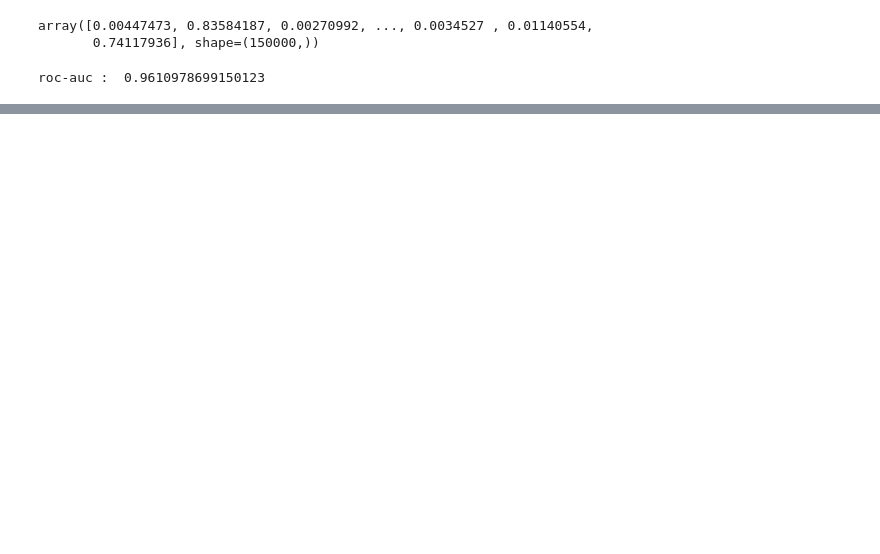
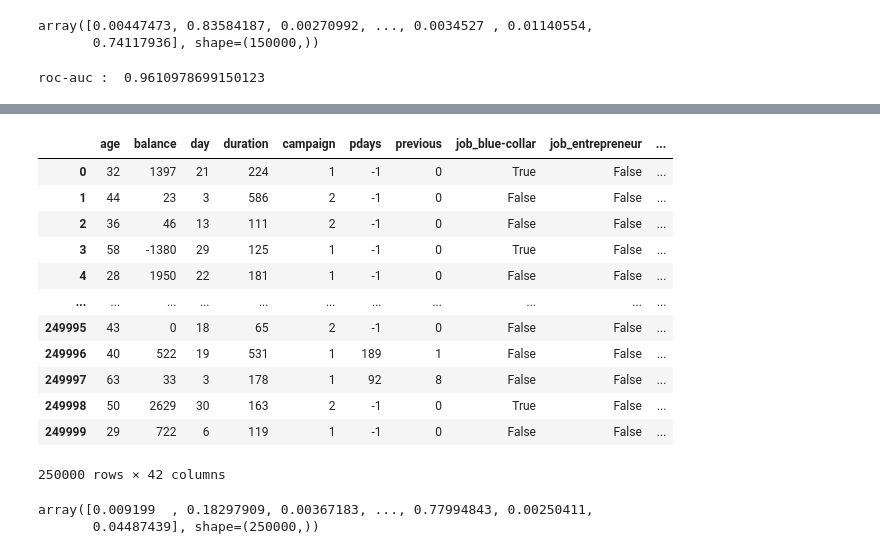
Before and after one commit to kenkenkengo0421/Binary-Classification-with-a-Bank-Dataset, a Jupyter notebook: main.ipynb, the cells around one changed output, grey strips where cells are left out. Saved outputs shown, nothing was run; the diff lists cells and outputs as text; code cells hidden in the pictures; blank space fills up the shorter version.

```diff
--- a/main.ipynb
+++ b/main.ipynb
@@ -54,0 +93,26 @@ roc-auc :  0.9610978699150123
+# %%
+submit_x = df_test.drop(columns=["id"])
+submit_x = pd.get_dummies(submit_x, drop_first=True)
+submit_x = submit_x.reindex(columns=x.columns, fill_value=0)
+# %%
+submit_x
+# %% [output]
+|  | age | balance | day | duration | campaign | pdays | previous | job_blue-collar | job_entrepreneur | ... |
+| 0 | 32 | 1397 | 21 | 224 | 1 | -1 | 0 | True | False | ... |
+| 1 | 44 | 23 | 3 | 586 | 2 | -1 | 0 | False | False | ... |
+| 2 | 36 | 46 | 13 | 111 | 2 | -1 | 0 | False | False | ... |
+| 3 | 58 | -1380 | 29 | 125 | 1 | -1 | 0 | True | False | ... |
+| 4 | 28 | 1950 | 22 | 181 | 1 | -1 | 0 | False | False | ... |
+| ... | ... | ... | ... | ... | ... | ... | ... | ... | ... | ... |
+| 249995 | 43 | 0 | 18 | 65 | 2 | -1 | 0 | False | False | ... |
+| 249996 | 40 | 522 | 19 | 531 | 1 | 189 | 1 | False | False | ... |
+| 249997 | 63 | 33 | 3 | 178 | 1 | 92 | 8 | False | False | ... |
+| 249998 | 50 | 2629 | 30 | 163 | 2 | -1 | 0 | True | False | ... |
+| 249999 | 29 | 722 | 6 | 119 | 1 | -1 | 0 | False | False | ... |
+250000 rows × 42 columns
+# %%
+test_pred = model.predict(submit_x)
+test_pred
+# %% [output]
+array([0.009199  , 0.18297909, 0.00367183, ..., 0.77994843, 0.00250411,
+       0.04487439], shape=(250000,))
```
Also changed, not shown: parts of 7 cells of this notebook, 2 other files.
